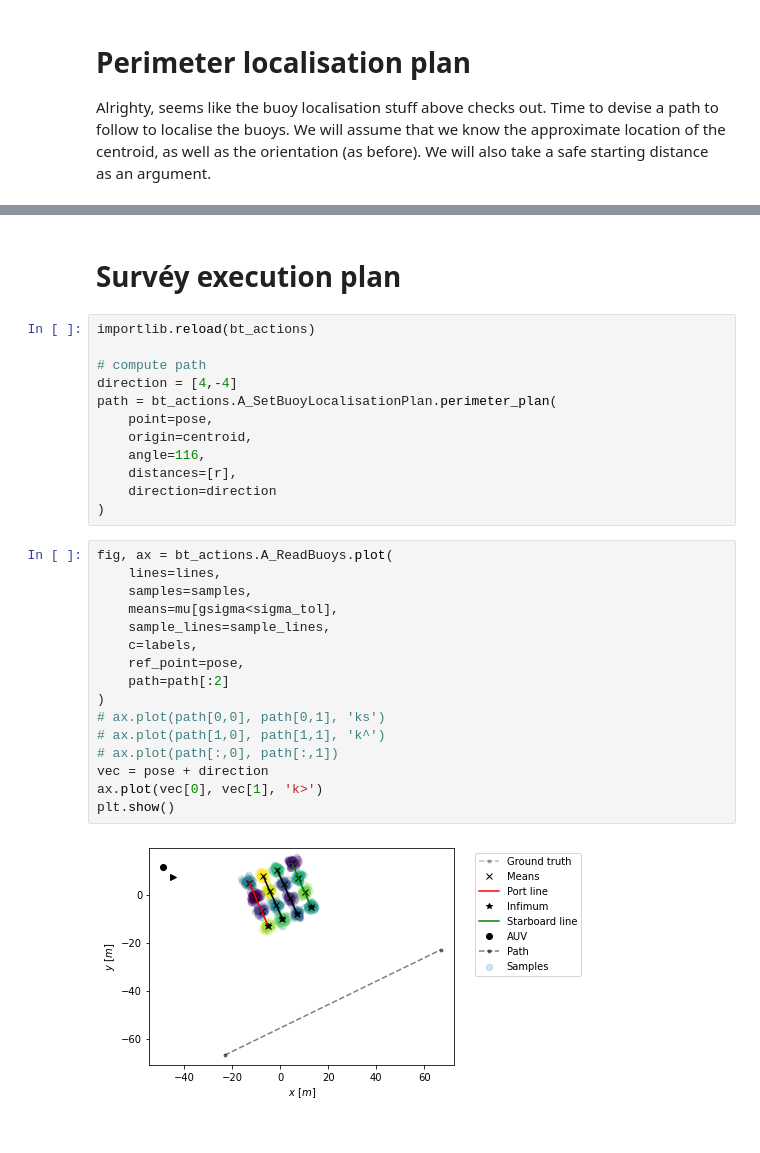
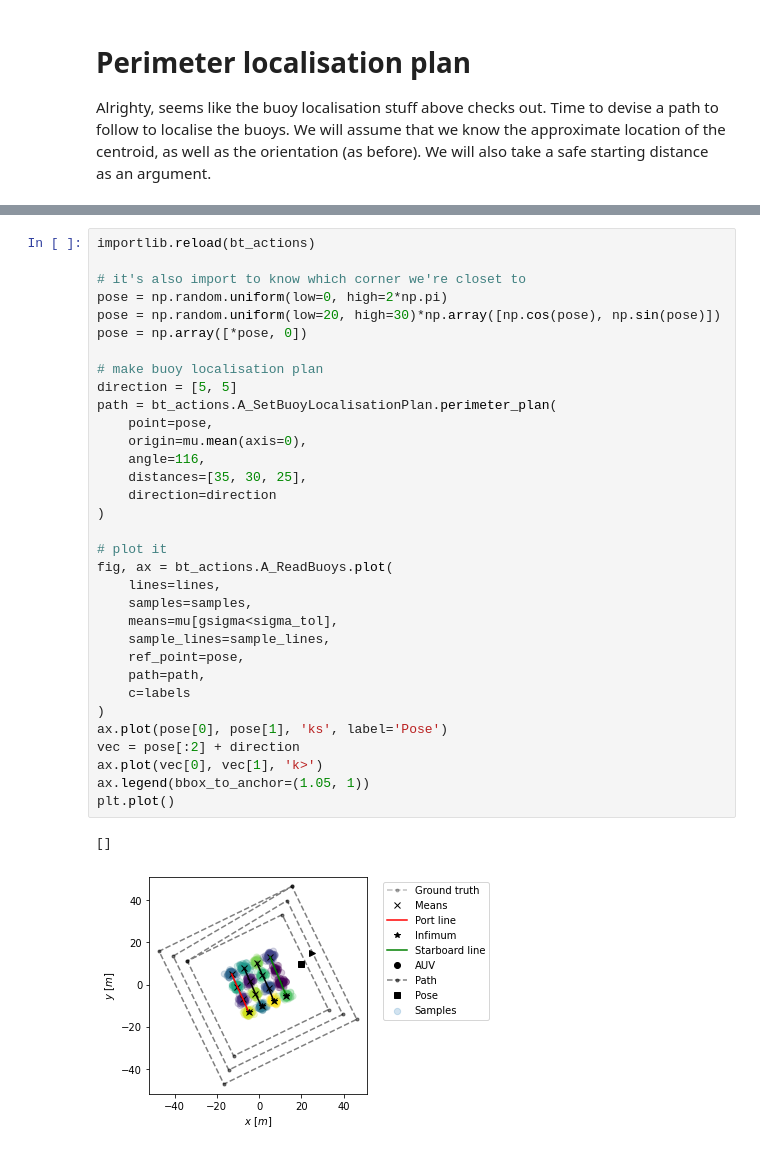
Before and after one commit to smarc-project/smarc_missions, a Jupyter notebook: smarc_bt/notebooks/probability.ipynb, the cells around one changed output, grey strips where cells are left out. Cells and saved outputs as stored; diff of their text form.

Commit message:
Localisation trajectory working in sim

```diff
--- a/smarc_bt/notebooks/probability.ipynb
+++ b/smarc_bt/notebooks/probability.ipynb
@@ -253,32 +181,36 @@ plt.show()
-# %% [markdown]
-# Survéy execution plan
-# %%
-importlib.reload(bt_actions)
-
-# compute path
-direction = [4,-4]
-path = bt_actions.A_SetBuoyLocalisationPlan.perimeter_plan(
-    point=pose,
-    origin=centroid,
-    angle=116,
-    distances=[r],
-    direction=direction
-)
-# %%
-fig, ax = bt_actions.A_ReadBuoys.plot(
-    lines=lines,
-    samples=samples,
-    means=mu[gsigma<sigma_tol],
-    sample_lines=sample_lines,
-    c=labels,
-    ref_point=pose,
-    path=path[:2]
-)
-# ax.plot(path[0,0], path[0,1], 'ks')
-# ax.plot(path[1,0], path[1,1], 'k^')
-# ax.plot(path[:,0], path[:,1])
-vec = pose + direction
-ax.plot(vec[0], vec[1], 'k>')
-plt.show()
-# %% [output]
-[figure, removed]
+# %%
+importlib.reload(bt_actions)
+
+# it's also import to know which corner we're closet to
+pose = np.random.uniform(low=0, high=2*np.pi)
+pose = np.random.uniform(low=20, high=30)*np.array([np.cos(pose), np.sin(pose)])
+pose = np.array([*pose, 0])
+
+# make buoy localisation plan
+direction = [5, 5]
+path = bt_actions.A_SetBuoyLocalisationPlan.perimeter_plan(
+    point=pose,
+    origin=mu.mean(axis=0),
+    angle=116,
+    distances=[35, 30, 25],
+    direction=direction
+)
+
+# plot it
+fig, ax = bt_actions.A_ReadBuoys.plot(
+    lines=lines,
+    samples=samples,
+    means=mu[gsigma<sigma_tol],
+    sample_lines=sample_lines,
+    ref_point=pose,
+    path=path,
+    c=labels
+)
+ax.plot(pose[0], pose[1], 'ks', label='Pose')
+vec = pose[:2] + direction
+ax.plot(vec[0], vec[1], 'k>')
+ax.legend(bbox_to_anchor=(1.05, 1))
+plt.plot()
+# %% [output]
+[]
+[figure, added]
```
Also changed, not shown: parts of 12 cells of this notebook, 4 other files.
